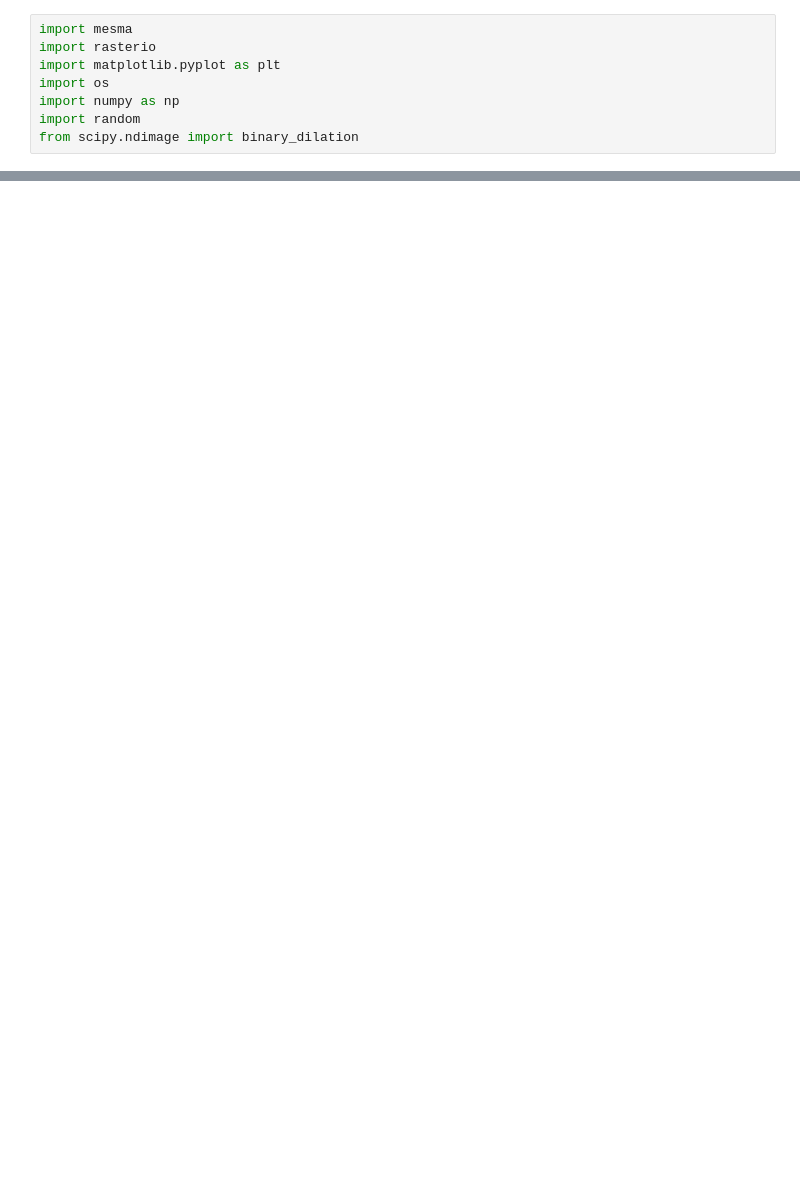
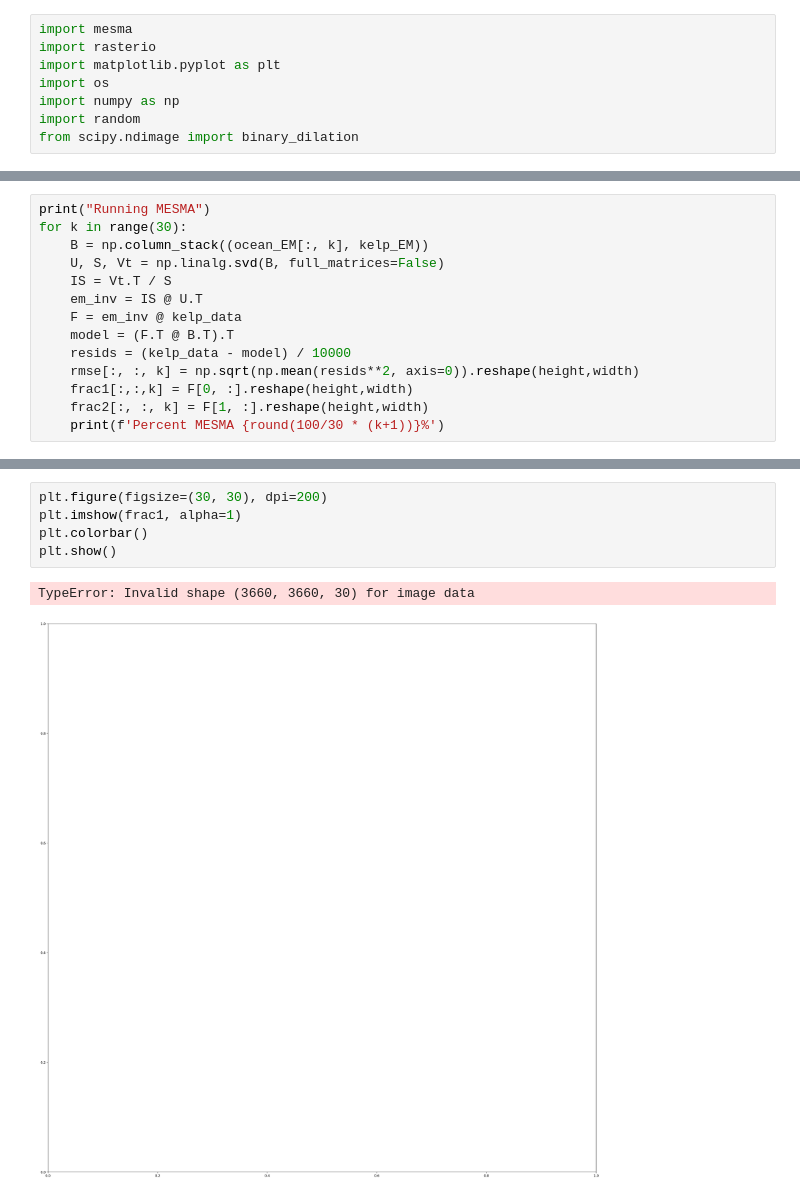
Before and after one commit to atticus-cummings/HLS_Kelp, a Jupyter notebook: mesma_dev.ipynb, the cells around one changed output, grey strips where cells are left out. Saved outputs shown, nothing was run; the diff lists cells and outputs as text; blank space fills up the shorter version.

```diff
--- a/mesma_dev.ipynb
+++ b/mesma_dev.ipynb
@@ -65,0 +82,14 @@ NameError: name 'mesma' is not defined
+# %%
+print("Running MESMA")
+for k in range(30):
+    B = np.column_stack((ocean_EM[:, k], kelp_EM))
+    U, S, Vt = np.linalg.svd(B, full_matrices=False)
+    IS = Vt.T / S
+    em_inv = IS @ U.T
+    F = em_inv @ kelp_data
+    model = (F.T @ B.T).T
+    resids = (kelp_data - model) / 10000
+    rmse[:, :, k] = np.sqrt(np.mean(resids**2, axis=0)).reshape(height,width)
+    frac1[:,:,k] = F[0, :].reshape(height,width)
+    frac2[:, :, k] = F[1, :].reshape(height,width)
+    print(f'Percent MESMA {round(100/30 * (k+1))}%')
@@ -65,0 +114,8 @@ NameError: name 'mesma' is not defined
+# %%
+plt.figure(figsize=(30, 30), dpi=200)
+plt.imshow(frac1, alpha=1)
+plt.colorbar()
+plt.show()
+# %% [output]
+TypeError: Invalid shape (3660, 3660, 30) for image data
+[figure, added]
```
Also changed, not shown: parts of 5 cells of this notebook, 6 other files.
